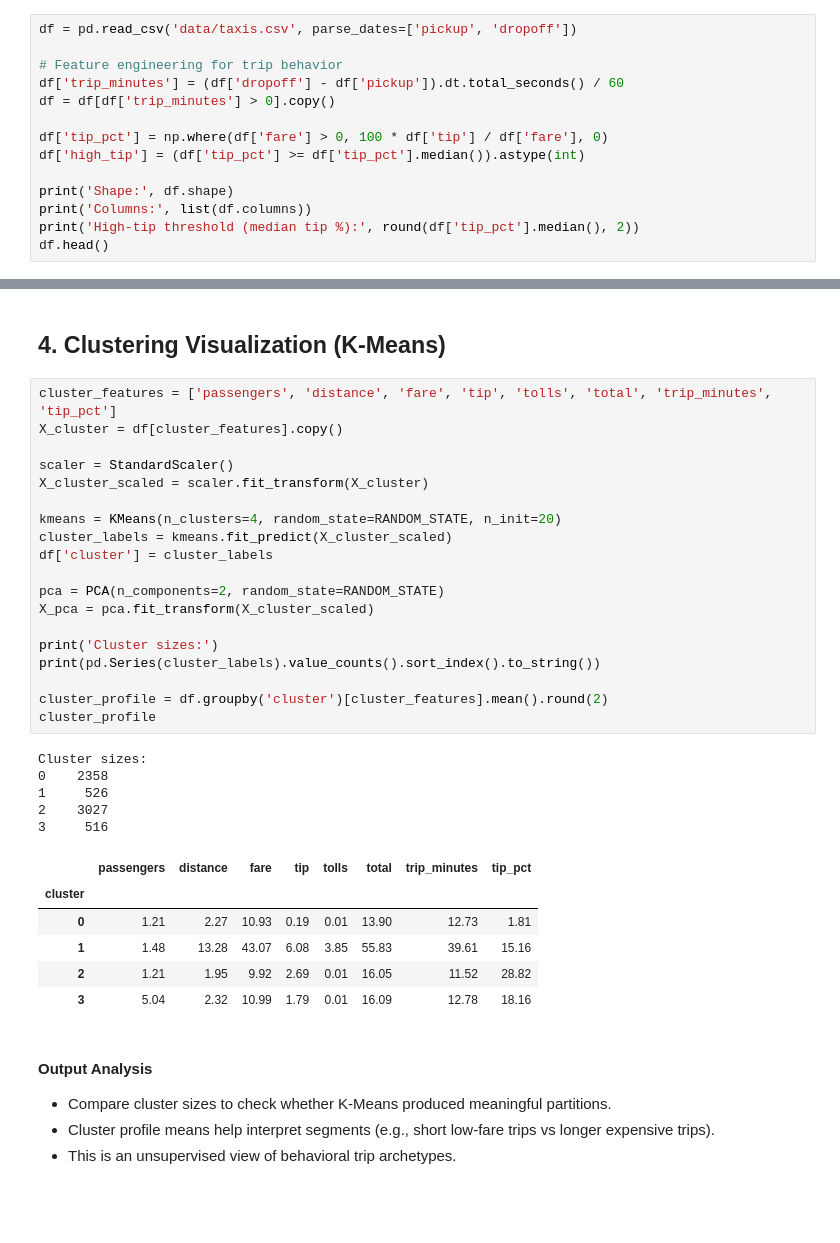
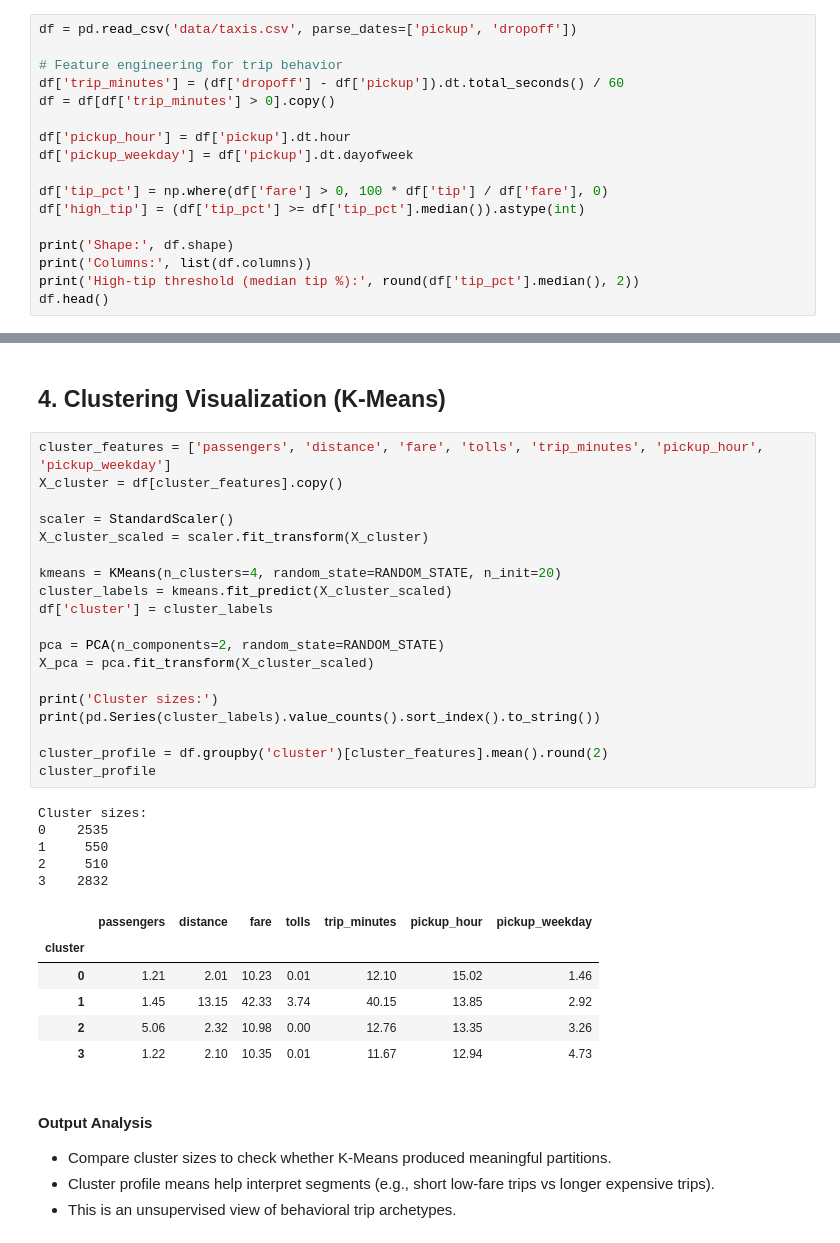
Before and after one commit to reirei-00/DSS-practice-3, a Jupyter notebook: lab_data_mining_techniques_taxi.ipynb, the cells around one changed output, grey strips where cells are left out. Saved outputs shown, nothing was run; the diff lists cells and outputs as text; blank space fills up the shorter version.

```diff
--- a/lab_data_mining_techniques_taxi.ipynb
+++ b/lab_data_mining_techniques_taxi.ipynb
@@ -38,6 +38,9 @@ df = pd.read_csv('data/taxis.csv', parse_dates=['pickup', 'dropoff'])
 # Feature engineering for trip behavior
 df['trip_minutes'] = (df['dropoff'] - df['pickup']).dt.total_seconds() / 60
 df = df[df['trip_minutes'] > 0].copy()
+
+df['pickup_hour'] = df['pickup'].dt.hour
+df['pickup_weekday'] = df['pickup'].dt.dayofweek
 
 df['tip_pct'] = np.where(df['fare'] > 0, 100 * df['tip'] / df['fare'], 0)
 df['high_tip'] = (df['tip_pct'] >= df['tip_pct'].median()).astype(int)
@@ -107,36 +110,36 @@ plt.show()
 # %% [markdown]
 ## 4. Clustering Visualization (K-Means)
 # %%
-cluster_features = ['passengers', 'distance', 'fare', 'tip', 'tolls', 'total', 'trip_minutes', 'tip_pct']
+cluster_features = ['passengers', 'distance', 'fare', 'tolls', 'trip_minutes', 'pickup_hour', 'pickup_weekday']
 X_cluster = df[cluster_features].copy()
 
 scaler = StandardScaler()
 X_cluster_scaled = scaler.fit_transform(X_cluster)
 
 kmeans = KMeans(n_clusters=4, random_state=RANDOM_STATE, n_init=20)
 cluster_labels = kmeans.fit_predict(X_cluster_scaled)
 df['cluster'] = cluster_labels
 
 pca = PCA(n_components=2, random_state=RANDOM_STATE)
 X_pca = pca.fit_transform(X_cluster_scaled)
 
 print('Cluster sizes:')
 print(pd.Series(cluster_labels).value_counts().sort_index().to_string())
 
 cluster_profile = df.groupby('cluster')[cluster_features].mean().round(2)
 cluster_profile
 # %% [output]
 Cluster sizes:
-0    2358
-1     526
-2    3027
-3     516
+0    2535
+1     550
+2     510
+3    2832
-|  | passengers | distance | fare | tip | tolls | total | trip_minutes | tip_pct |
-| cluster |  |  |  |  |  |  |  |  |
-| 0 | 1.21 | 2.27 | 10.93 | 0.19 | 0.01 | 13.90 | 12.73 | 1.81 |
-| 1 | 1.48 | 13.28 | 43.07 | 6.08 | 3.85 | 55.83 | 39.61 | 15.16 |
-| 2 | 1.21 | 1.95 | 9.92 | 2.69 | 0.01 | 16.05 | 11.52 | 28.82 |
-| 3 | 5.04 | 2.32 | 10.99 | 1.79 | 0.01 | 16.09 | 12.78 | 18.16 |
+|  | passengers | distance | fare | tolls | trip_minutes | pickup_hour | pickup_weekday |
+| cluster |  |  |  |  |  |  |  |
+| 0 | 1.21 | 2.01 | 10.23 | 0.01 | 12.10 | 15.02 | 1.46 |
+| 1 | 1.45 | 13.15 | 42.33 | 3.74 | 40.15 | 13.85 | 2.92 |
+| 2 | 5.06 | 2.32 | 10.98 | 0.00 | 12.76 | 13.35 | 3.26 |
+| 3 | 1.22 | 2.10 | 10.35 | 0.01 | 11.67 | 12.94 | 4.73 |
 # %% [markdown]
 #### Output Analysis
 - Compare cluster sizes to check whether K-Means produced meaningful partitions.
```
Also changed, not shown: parts of 13 cells of this notebook.
